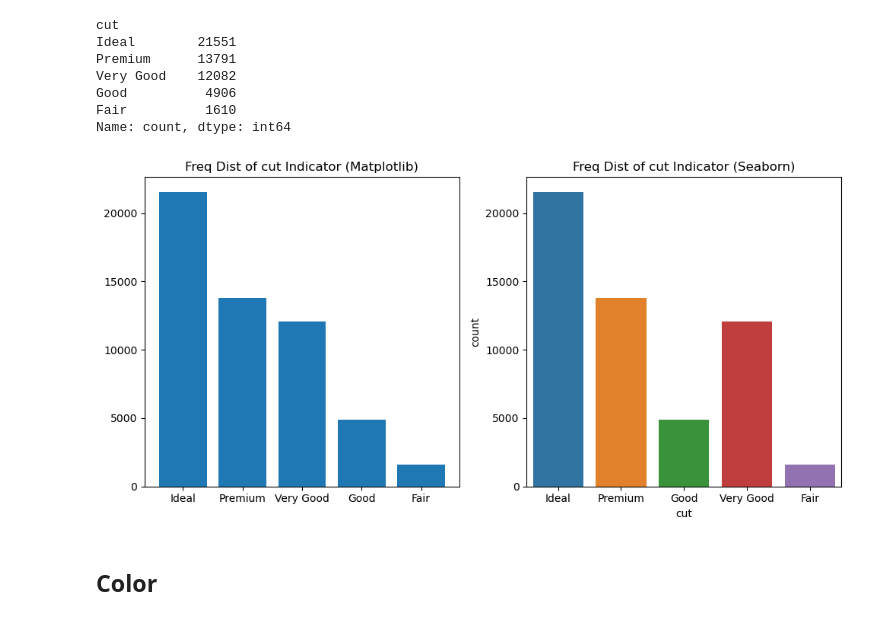
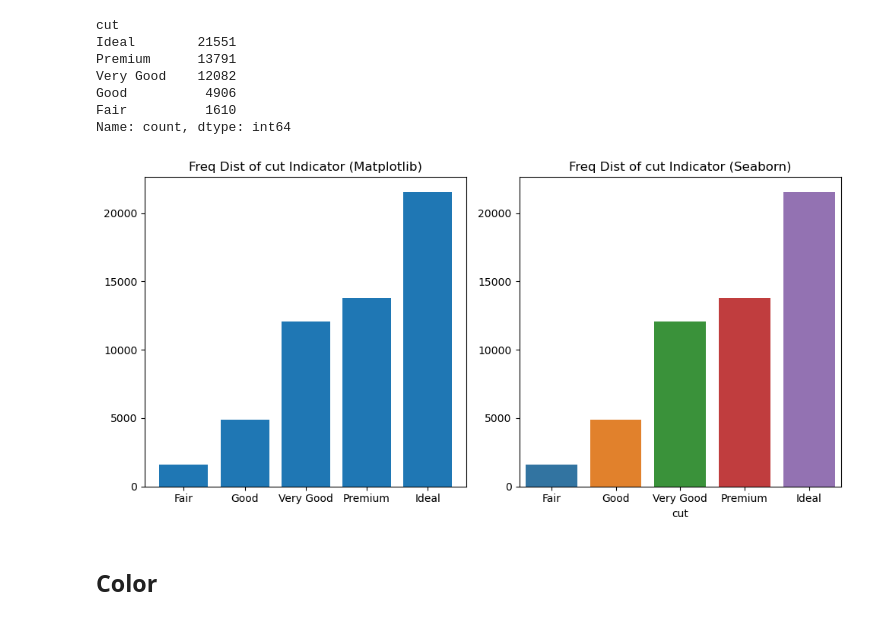
Before and after one commit to ktxdev/AIM-5001, a Jupyter notebook: M8/2. Code/S_Huvaya_M8_assn.ipynb, the cells around one changed output. Drawn from its saved outputs; the diff is of its cells as text; code cells hidden in the pictures.

Commit message:
Ordered ordinal data

```diff
--- a/M8/2. Code/S_Huvaya_M8_assn.ipynb
+++ b/M8/2. Code/S_Huvaya_M8_assn.ipynb
@@ -6,11 +6,14 @@ import matplotlib.pyplot as plt
 diamond_df = pd.read_csv("https://raw.githubusercontent.com/ktxdev/AIM-5001/main/M8/1.%20Data/diamonds.csv")
 
 # Helper functions
-def univariate_analysis_categorical(data, var):
+def univariate_analysis_categorical(data, var, order = None):
     '''
         Plots a barplots for categorical variables using both Matplotlib and Seaborn
     '''
     value_counts = data[var].value_counts()
+
+    if order:
+        value_counts = value_counts.reindex(order)
 
     fig, ax = plt.subplots(1, 2, figsize=(10, 5))
 
@@ -20,7 +23,7 @@ def univariate_analysis_categorical(data, var):
 
     # Count plot in Seaborn
     ax[1].set_title(f"Freq Dist of {var} Indicator (Seaborn)")
-    sns.countplot(data, x = var, ax = ax[1])
+    sns.barplot(x = value_counts.index, y = value_counts.values, ax = ax[1])
 
     fig.tight_layout()
 
@@ -129,9 +132,10 @@ Good          4906
 Fair          1610
 Name: count, dtype: int64
 # %%
-univariate_analysis_categorical(diamond_df, "cut")
+order = ['Fair', 'Good', 'Very Good', 'Premium', 'Ideal']
+univariate_analysis_categorical(diamond_df, "cut", order = order)
 # %% [output]
-[figure, old version]
+[figure, new version]
 # %% [markdown]
 ## Color
 # %% [markdown]
```
Also changed, not shown: parts of 2 cells of this notebook.
